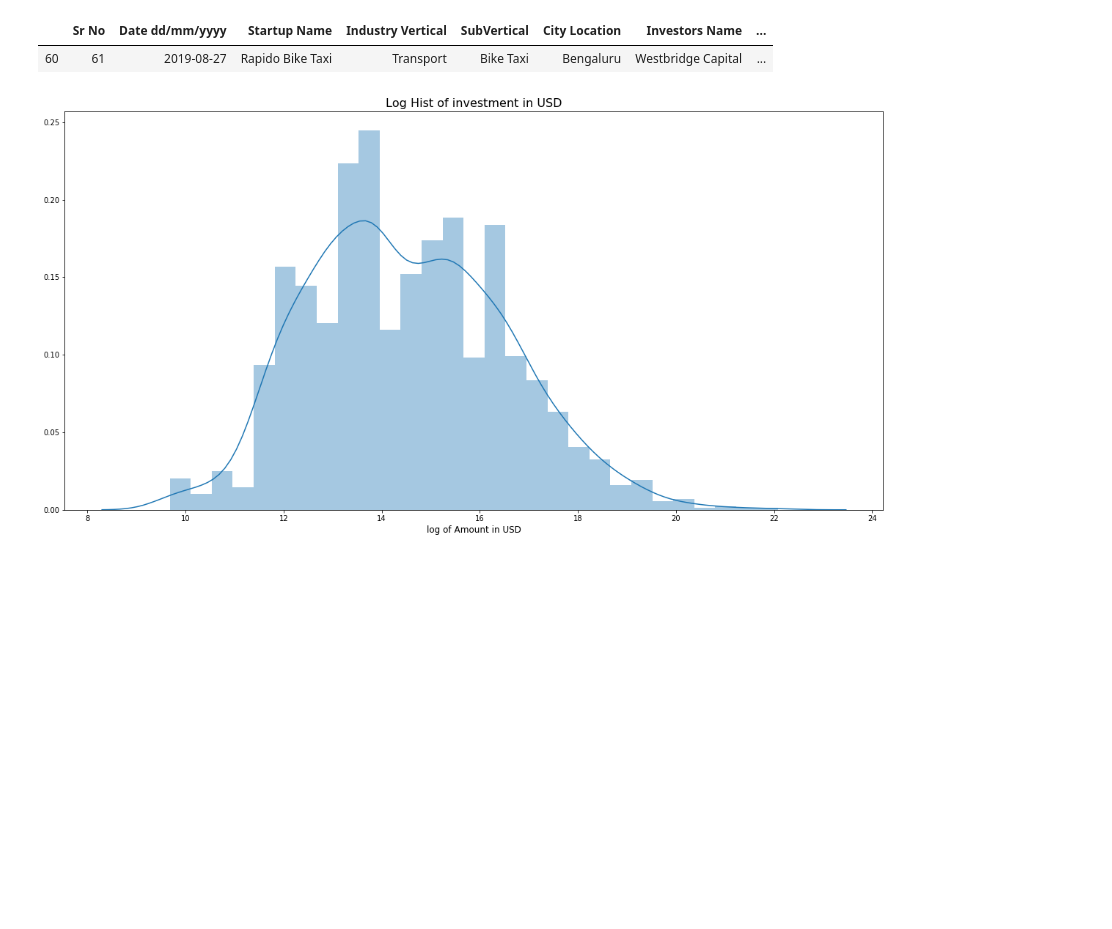
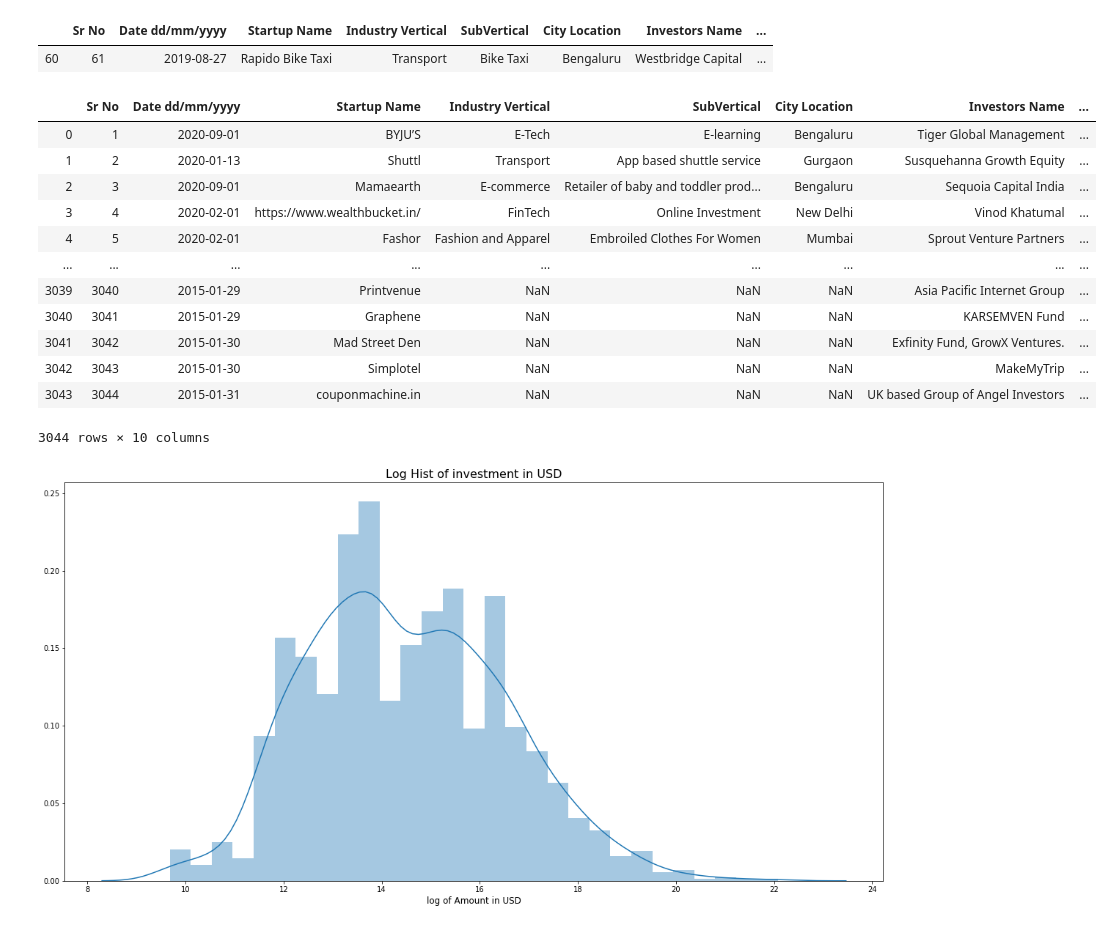
Before and after one commit to ethanol1310/Final_DSProgramming, a Jupyter notebook: 1712689-HuynhNgocQuan.ipynb, the cells around one changed output. Drawn from its saved outputs; the diff is of its cells as text; code cells hidden in the pictures; blank space fills up the shorter version.

```diff
--- a/1712689-HuynhNgocQuan.ipynb
+++ b/1712689-HuynhNgocQuan.ipynb
@@ -1109,6 +1093,22 @@ startup_df[startup_df['Amount in USD'] == startup_df["Amount in USD"].max()]
 | 60 | 61 | 2019-08-27 | Rapido Bike Taxi | Transport | Bike Taxi | Bengaluru | Westbridge Capital | ... |
 # %%
 startup_df['Amount in USD log'] = np.log(startup_df["Amount in USD"] + 1)
+# %%
+startup_df
+# %% [output]
+|  | Sr No | Date dd/mm/yyyy | Startup Name | Industry Vertical | SubVertical | City Location | Investors Name | ... |
+| 0 | 1 | 2020-09-01 | BYJU’S | E-Tech | E-learning | Bengaluru | Tiger Global Management | ... |
+| 1 | 2 | 2020-01-13 | Shuttl | Transport | App based shuttle service | Gurgaon | Susquehanna Growth Equity | ... |
+| 2 | 3 | 2020-09-01 | Mamaearth | E-commerce | Retailer of baby and toddler prod... | Bengaluru | Sequoia Capital India | ... |
+| 3 | 4 | 2020-02-01 | https://www.wealthbucket.in/ | FinTech | Online Investment | New Delhi | Vinod Khatumal | ... |
+| 4 | 5 | 2020-02-01 | Fashor | Fashion and Apparel | Embroiled Clothes For Women | Mumbai | Sprout Venture Partners | ... |
+| ... | ... | ... | ... | ... | ... | ... | ... | ... |
+| 3039 | 3040 | 2015-01-29 | Printvenue | NaN | NaN | NaN | Asia Pacific Internet Group | ... |
+| 3040 | 3041 | 2015-01-29 | Graphene | NaN | NaN | NaN | KARSEMVEN Fund | ... |
+| 3041 | 3042 | 2015-01-30 | Mad Street Den | NaN | NaN | NaN | Exfinity Fund, GrowX Ventures. | ... |
+| 3042 | 3043 | 2015-01-30 | Simplotel | NaN | NaN | NaN | MakeMyTrip | ... |
+| 3043 | 3044 | 2015-01-31 | couponmachine.in | NaN | NaN | NaN | UK based Group of Angel Investors | ... |
+3044 rows × 10 columns
 # %%
 plt.figure(figsize=(20,10))
 sns.distplot(startup_df['Amount in USD log'].dropna())
```
Also changed, not shown: parts of 34 cells of this notebook.
